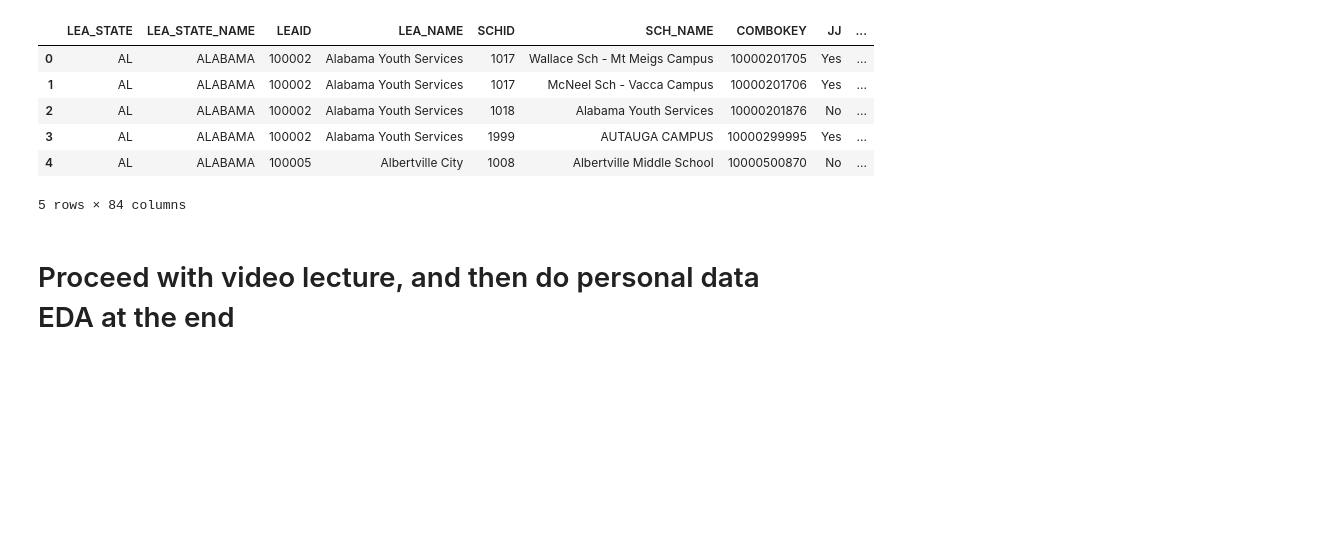
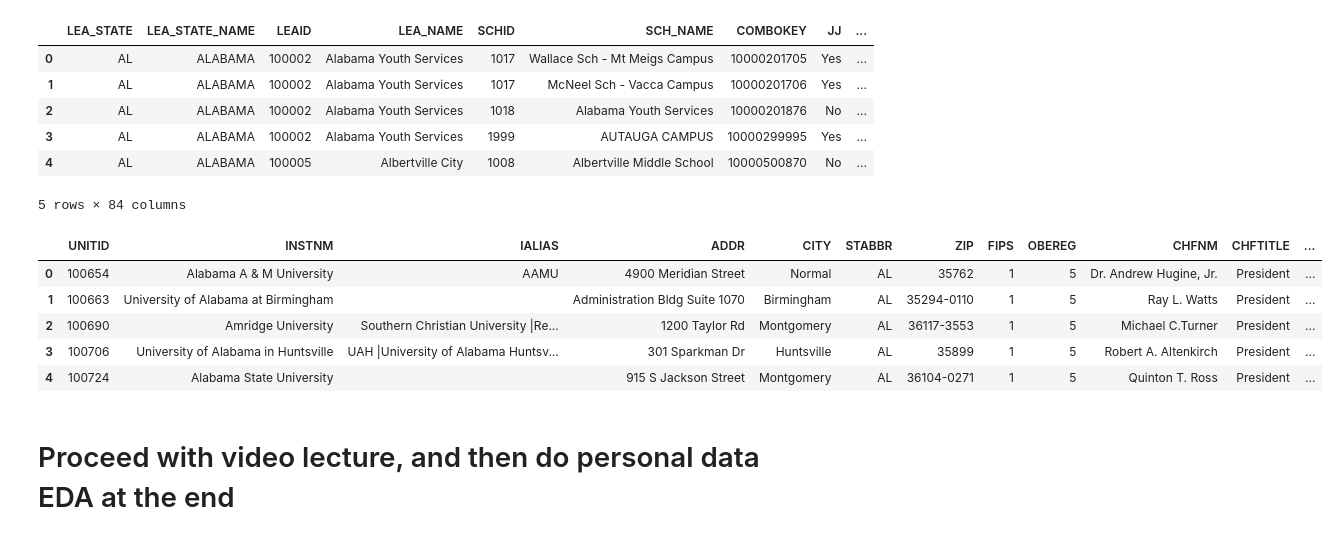
Before and after one commit to brisamh/education, a Jupyter notebook: code/Education_Template.ipynb, the cells around one changed output. Saved outputs shown, nothing was run; the diff lists cells and outputs as text; code cells hidden in the pictures; blank space fills up the shorter version.

```diff
--- a/code/Education_Template.ipynb
+++ b/code/Education_Template.ipynb
@@ -17,4 +17,6 @@ school_info = pd.read_csv(r'C:\Users\brisa\Documents\0 Seattle U\DATA 5100 Found
                          ,encoding='unicode_escape')
 # %% [markdown]
 # Load Extra Data
+# %%
+higher_ed_locations = pd.read_csv('https://github.com/brisamh/education/raw/refs/heads/main/data/hd2017.csv', encoding="latin1",dtype={'COMBOKEY': object})
 # %%
@@ -88,6 +49,16 @@ referrals_arrest.head()
 | 3 | AL | ALABAMA | 100002 | Alabama Youth Services | 1999 | AUTAUGA CAMPUS | 10000299995 | Yes | ... |
 | 4 | AL | ALABAMA | 100005 | Albertville City | 1008 | Albertville Middle School | 10000500870 | No | ... |
 5 rows × 84 columns
+# %%
+pd.set_option('display.max_columns', None)
+higher_ed_locations.head()
+# %% [output]
+|  | UNITID | INSTNM | IALIAS | ADDR | CITY | STABBR | ZIP | FIPS | OBEREG | CHFNM | CHFTITLE | ... |
+| 0 | 100654 | Alabama A & M University | AAMU | 4900 Meridian Street | Normal | AL | 35762 | 1 | 5 | Dr. Andrew Hugine, Jr. | President | ... |
+| 1 | 100663 | University of Alabama at Birmingham |  | Administration Bldg Suite 1070 | Birmingham | AL | 35294-0110 | 1 | 5 | Ray L. Watts | President | ... |
+| 2 | 100690 | Amridge University | Southern Christian University |Re... | 1200 Taylor Rd | Montgomery | AL | 36117-3553 | 1 | 5 | Michael C.Turner | President | ... |
+| 3 | 100706 | University of Alabama in Huntsville | UAH |University of Alabama Huntsv... | 301 Sparkman Dr | Huntsville | AL | 35899 | 1 | 5 | Robert A. Altenkirch | President | ... |
+| 4 | 100724 | Alabama State University |  | 915 S Jackson Street | Montgomery | AL | 36104-0271 | 1 | 5 | Quinton T. Ross | President | ... |
 # %% [markdown]
 # Proceed with video lecture, and then do personal data EDA at the end
 # %%
```
Also changed, not shown: parts of 29 cells of this notebook.
